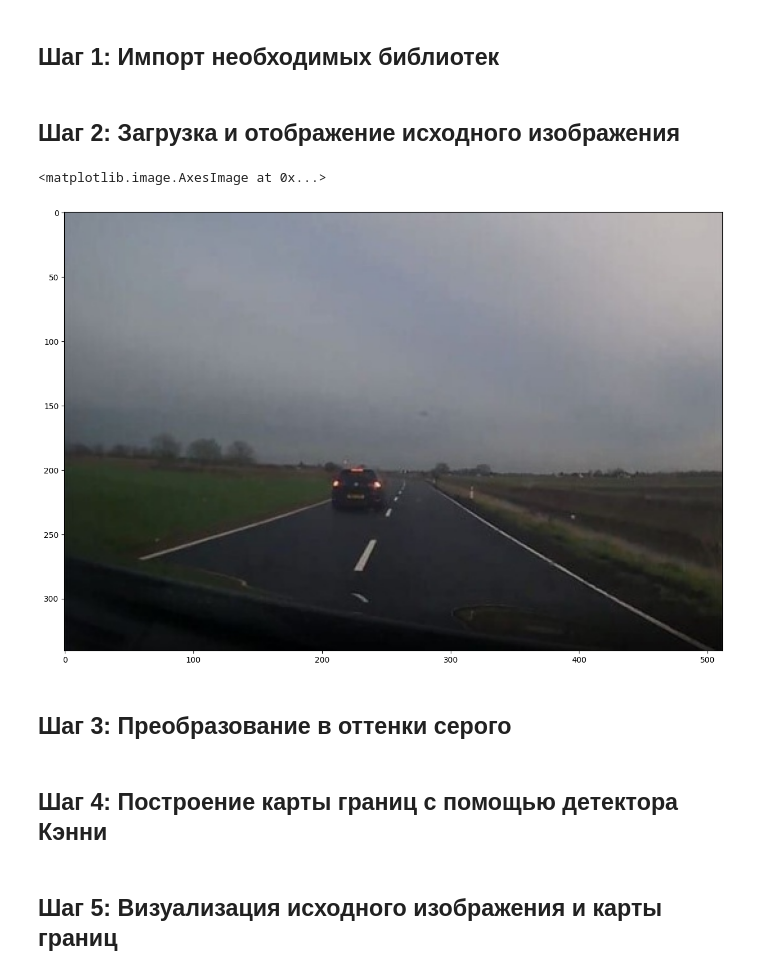
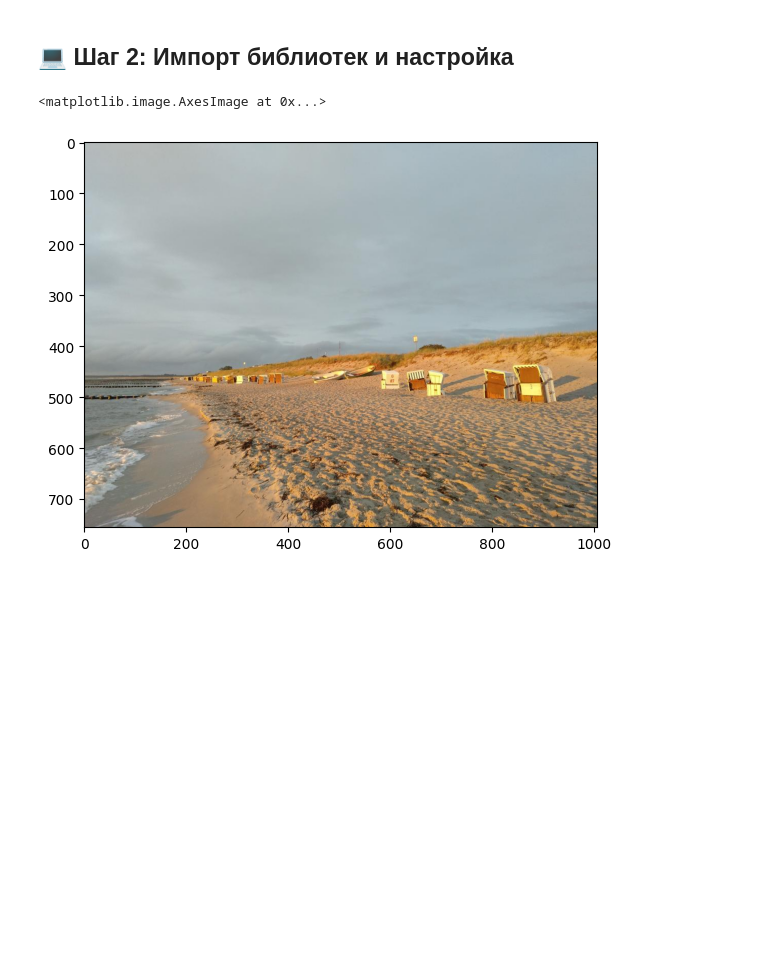
Before and after one commit to Mike030668/cv_course_muiv, a Jupyter notebook: seminars/module02/task_1.ipynb, the cells around one changed output. Saved outputs shown, nothing was run; the diff lists cells and outputs as text; code cells hidden in the pictures; blank space fills up the shorter version.

```diff
--- a/seminars/module02/task_1.ipynb
+++ b/seminars/module02/task_1.ipynb
@@ -13,21 +16,16 @@
 # %% [markdown]
-## Шаг 1: Импорт необходимых библиотек
+## 💻 Шаг 2: Импорт библиотек и настройка
 # %%
 import cv2
-import math
 import numpy as np
 from matplotlib import pyplot as plt
-plt.rcParams['figure.figsize'] = [15, 10]
+plt.rcParams['figure.figsize'] = [15, 5]
+
+project_dir = ''
-# %% [markdown]
-## Шаг 2: Загрузка и отображение исходного изображения
 # %%
-project_dir = ''
-
-img = cv2.imread(f'{project_dir}/data/dashcam.jpg')
-img = cv2.cvtColor(img, cv2.COLOR_BGR2RGB)
+img = cv2.imread(f'{project_dir}/data/sea.jpg')
+img =
 plt.imshow(img)
 # %% [output]
 <matplotlib.image.AxesImage at 0x...>
-[figure, old version]
+[figure, new version]
-# %% [markdown]
-## Шаг 3: Преобразование в оттенки серого
@@ -37,2 +31,0 @@ gray = ########
-# %% [markdown]
-## Шаг 4: Построение карты границ с помощью детектора Кэнни
@@ -43,2 +31,0 @@ edges = ####
-# %% [markdown]
-## Шаг 5: Визуализация исходного изображения и карты границ
```
Also changed, not shown: parts of 26 cells of this notebook, 1 other file.
